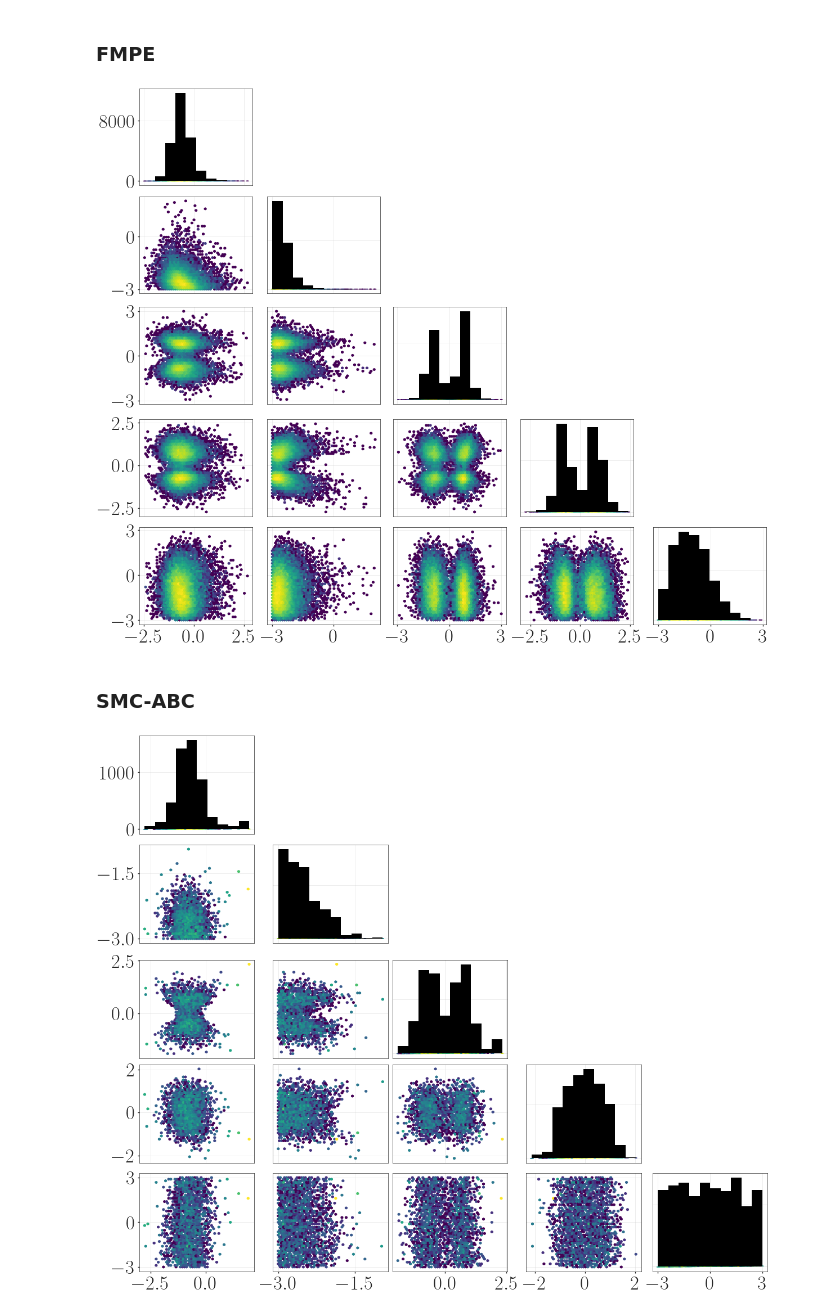
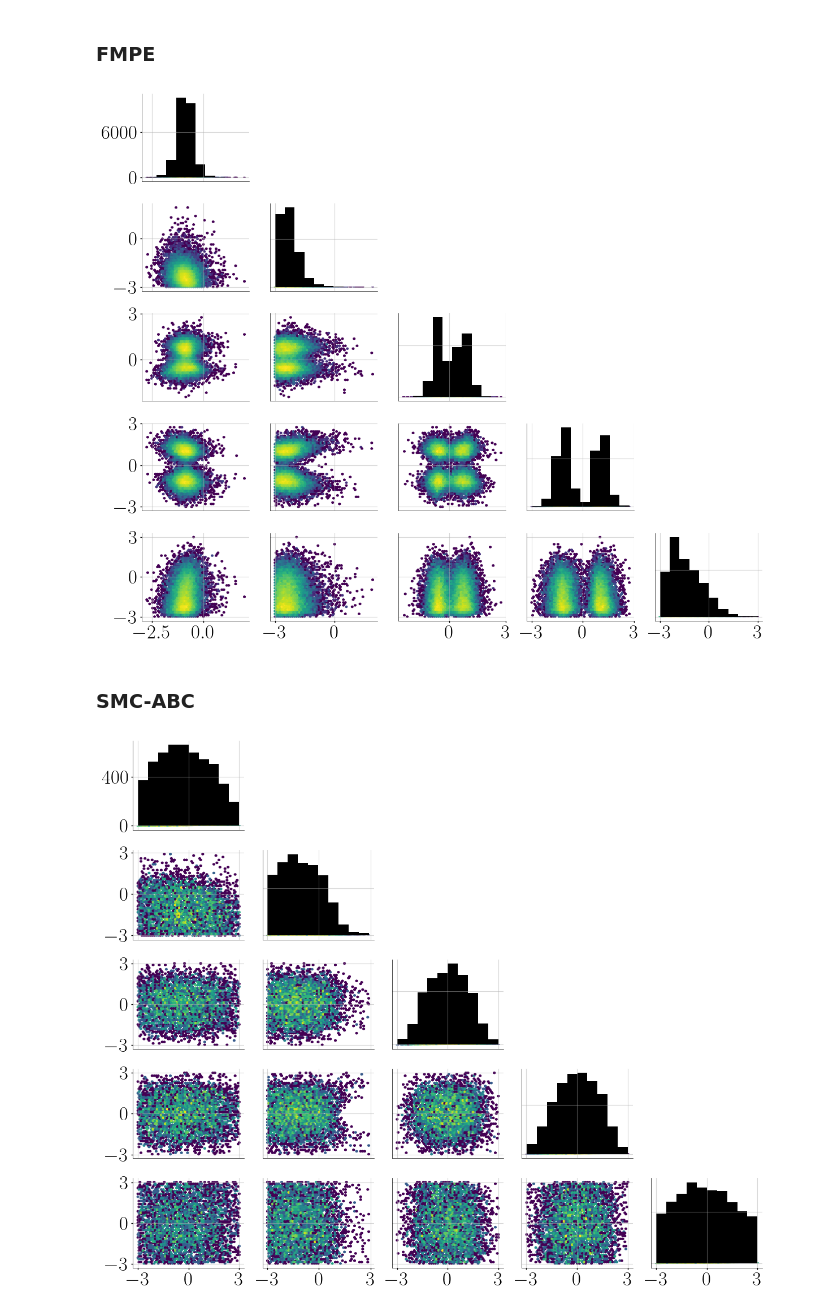
Before and after one commit to dirmeier/sbijax, a Jupyter notebook: manuscript+supplement/chp4-examples.ipynb, the cells around one changed output. Drawn from its saved outputs; the diff is of its cells as text; code cells hidden in the pictures.

```diff
--- a/manuscript+supplement/chp4-examples.ipynb
+++ b/manuscript+supplement/chp4-examples.ipynb
@@ -307,19 +271,21 @@ fmpe_inference_results, diagnostics = fmpe.sample_posterior(
 )
 # %%
 plot_posteriors(
-    sbijax._src.mcmc.util.flatten(fmpe_inference_results.posterior)["theta"],
-    "/Users/simon/PROJECTS/2022-bistom/docs/manuscript/sbijax/figures/posterior_pair_plot-fmpe.pdf"
+    inference_data_as_dictionary(fmpe_inference_results.posterior)["theta"],
 )
 # %% [output]
-[figure, old version]
+[figure, new version]
 # %% [markdown]
 ### SMC-ABC
 # %%
 from sbijax import NASS, SMCABC, inference_data_as_dictionary
 from sbijax.nn import make_nass_net
 # %%
+n_embedding_dim, hidden_sizes = 5, (64, 64)
+neural_network = make_nass_net(n_embedding_dim, hidden_sizes)
+
 fns = prior_fn, simulator_fn
-model_nass = NASS(fns, make_nass_net([64, 64, 5], [64, 64, 1]))
+model_nass = NASS(fns, neural_network)
 
 data, _ = model_nass.simulate_data(jr.PRNGKey(1), n_simulations=20_000)
 params_nass, _ = model_nass.fit(jr.PRNGKey(2), data=data, n_early_stopping_patience=25)
@@ -336,12 +302,16 @@ def summary_fn(y):
 model_smc = SMCABC(fns, summary_fn, distance_fn)
 # %%
 smc_inference_results, _ = model_smc.sample_posterior(
-    jr.PRNGKey(3), y_observed, n_rounds=10, n_particles=5_000, eps_step=0.825, ess_min=2_000
+    jr.PRNGKey(3),
+    y_obs,
+    n_rounds=2,
+    n_particles=5_000,
+    eps_step=0.825,
+    ess_min=2_000
 )
 # %%
 plot_posteriors(
-    sbijax._src.mcmc.util.flatten(smc_inference_results.posterior)["theta"],
-    "/Users/simon/PROJECTS/2022-bistom/docs/manuscript/sbijax/figures/posterior_pair_plot-smc.pdf"
+    inference_data_as_dictionary(smc_inference_results.posterior)["theta"],
 )
 # %% [output]
-[figure, old version]
+[figure, new version]
```
Also changed, not shown: parts of 17 cells of this notebook, 4 other files.
